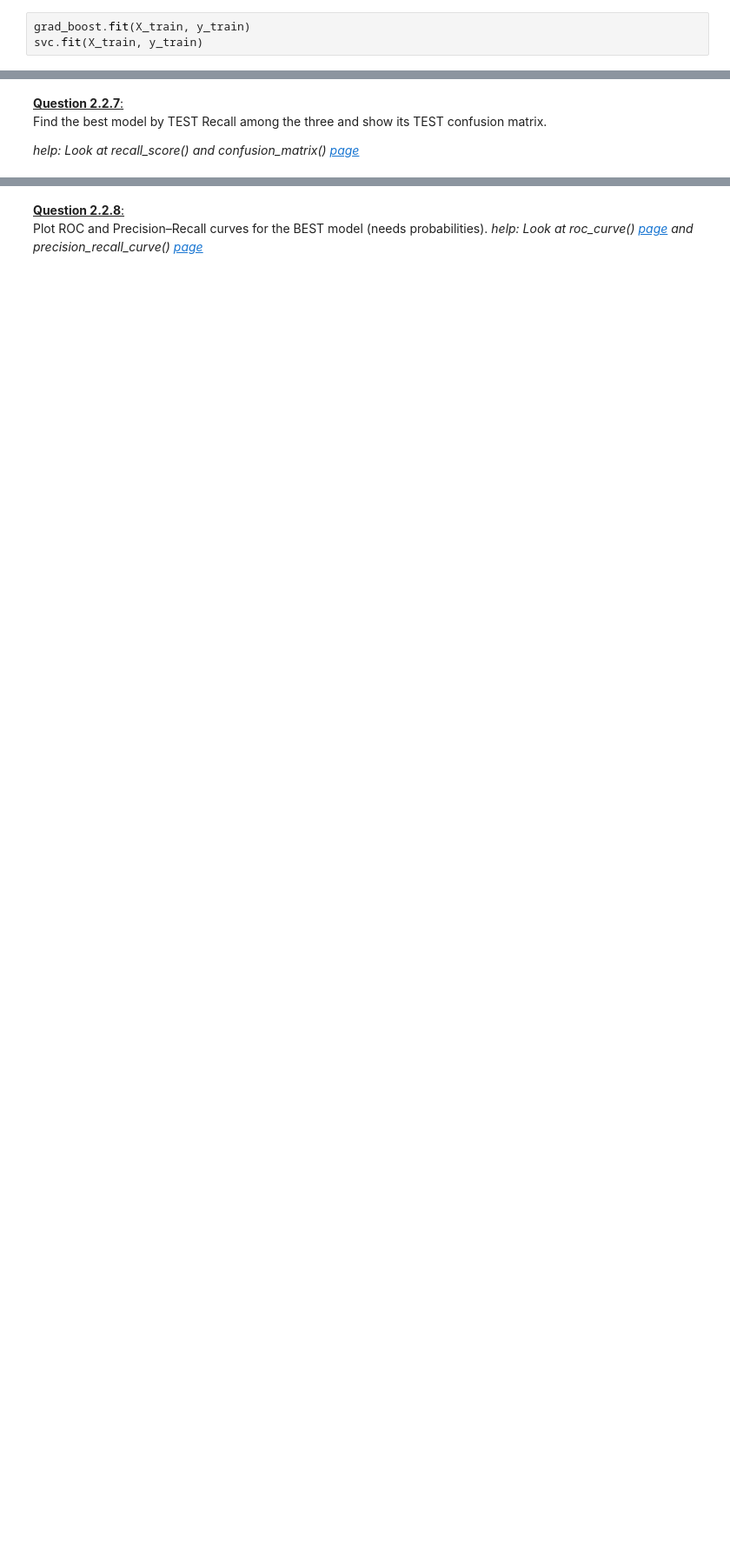
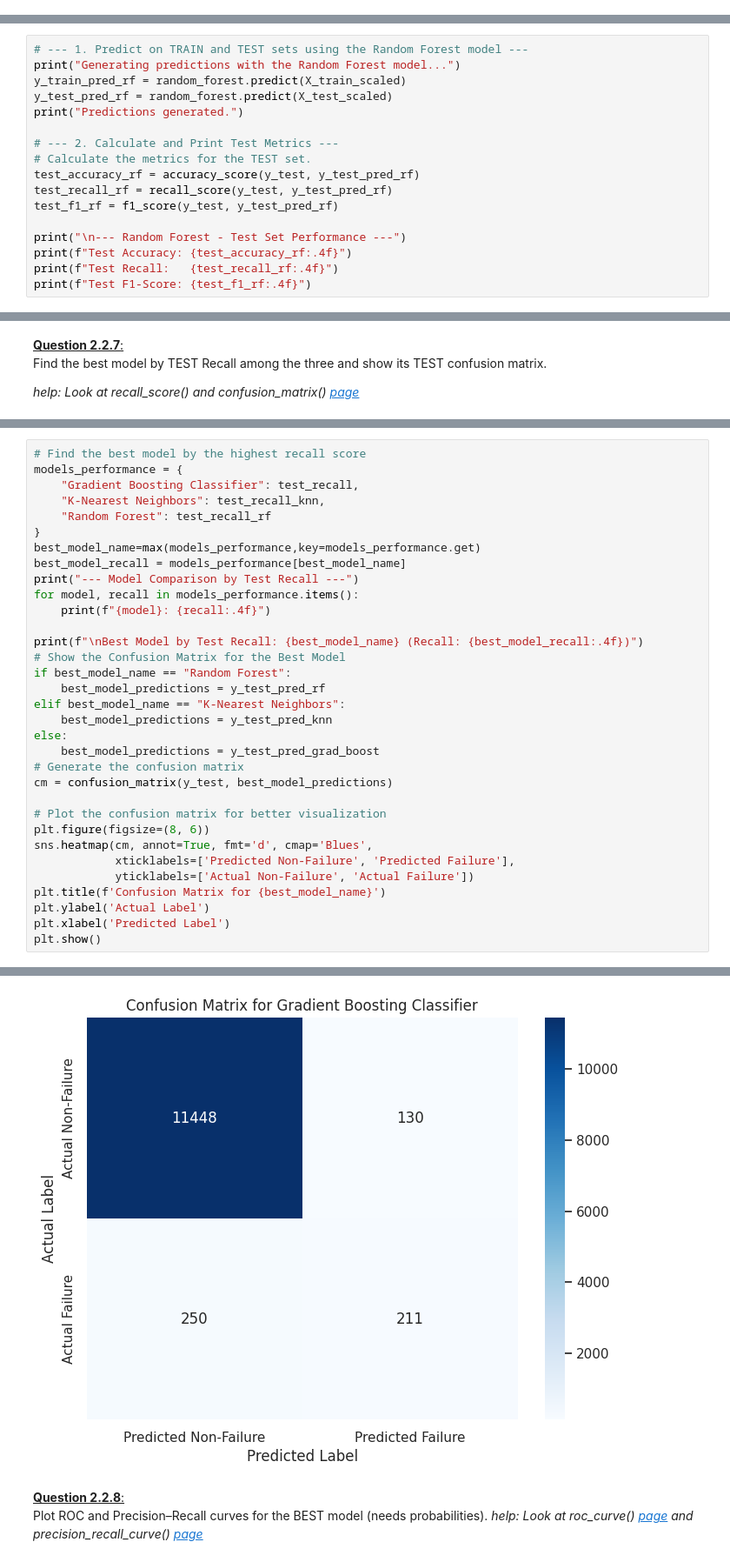
Before and after one commit to KpihX/rocket-durability-ai, a Jupyter notebook: ML_DL_NASA_2025.ipynb, the cells around one changed output, grey strips where cells are left out. Shown at 87% size. Saved outputs shown, nothing was run; the diff lists cells and outputs as text; blank space fills up the shorter version.

```diff
--- a/ML_DL_NASA_2025.ipynb
+++ b/ML_DL_NASA_2025.ipynb
@@ -425,5 +510,2 @@ RandomForestClassifier(max_depth=5)
 # %% [markdown]
 <u>**Question 2.2.3**:</u> <br> Train the SECOND and THIRD selected models.
-# %%
-grad_boost.fit(X_train, y_train)
-svc.fit(X_train, y_train)
@@ -502,0 +595,17 @@ Test F1 Score: 0.4709
+# %%
+# --- 1. Predict on TRAIN and TEST sets using the Random Forest model ---
+print("Generating predictions with the Random Forest model...")
+y_train_pred_rf = random_forest.predict(X_train_scaled)
+y_test_pred_rf = random_forest.predict(X_test_scaled)
+print("Predictions generated.")
+
+# --- 2. Calculate and Print Test Metrics ---
+# Calculate the metrics for the TEST set.
+test_accuracy_rf = accuracy_score(y_test, y_test_pred_rf)
+test_recall_rf = recall_score(y_test, y_test_pred_rf)
+test_f1_rf = f1_score(y_test, y_test_pred_rf)
+
+print("\n--- Random Forest - Test Set Performance ---")
+print(f"Test Accuracy: {test_accuracy_rf:.4f}")
+print(f"Test Recall:   {test_recall_rf:.4f}")
+print(f"Test F1-Score: {test_f1_rf:.4f}")
@@ -541,0 +629,34 @@ The model with the best Test Recall is: Gradient Boosting (0.4490)
+# %%
+# Find the best model by the highest recall score
+models_performance = {
+    "Gradient Boosting Classifier": test_recall,
+    "K-Nearest Neighbors": test_recall_knn,
+    "Random Forest": test_recall_rf
+}
+best_model_name=max(models_performance,key=models_performance.get)
+best_model_recall = models_performance[best_model_name]
+print("--- Model Comparison by Test Recall ---")
+for model, recall in models_performance.items():
+    print(f"{model}: {recall:.4f}")
+
+print(f"\nBest Model by Test Recall: {best_model_name} (Recall: {best_model_recall:.4f})")
+# Show the Confusion Matrix for the Best Model
+if best_model_name == "Random Forest":
+    best_model_predictions = y_test_pred_rf
+elif best_model_name == "K-Nearest Neighbors":
+    best_model_predictions = y_test_pred_knn
+else:
+    best_model_predictions = y_test_pred_grad_boost
+# Generate the confusion matrix
+cm = confusion_matrix(y_test, best_model_predictions)
+
+# Plot the confusion matrix for better visualization
+plt.figure(figsize=(8, 6))
+sns.heatmap(cm, annot=True, fmt='d', cmap='Blues',
+            xticklabels=['Predicted Non-Failure', 'Predicted Failure'],
+            yticklabels=['Actual Non-Failure', 'Actual Failure'])
+plt.title(f'Confusion Matrix for {best_model_name}')
+plt.ylabel('Actual Label')
+plt.xlabel('Predicted Label')
+plt.show()
+# %% [output]
@@ -542,3 +669,4 @@ The model with the best Test Recall is: Gradient Boosting (0.4490)
+[figure, added]
 # %% [markdown]
 <u>**Question 2.2.8**:</u> <br> Plot ROC and Precision–Recall curves for the BEST model (needs probabilities).
 *help: Look at roc_curve() [page](https://scikit-learn.org/stable/modules/generated/sklearn.metrics.roc_curve.html) and precision_recall_curve() [page](https://scikit-learn.org/stable/modules/generated/sklearn.metrics.precision_recall_curve.html)*
```
Also changed, not shown: parts of 62 cells of this notebook, 1 other file.
